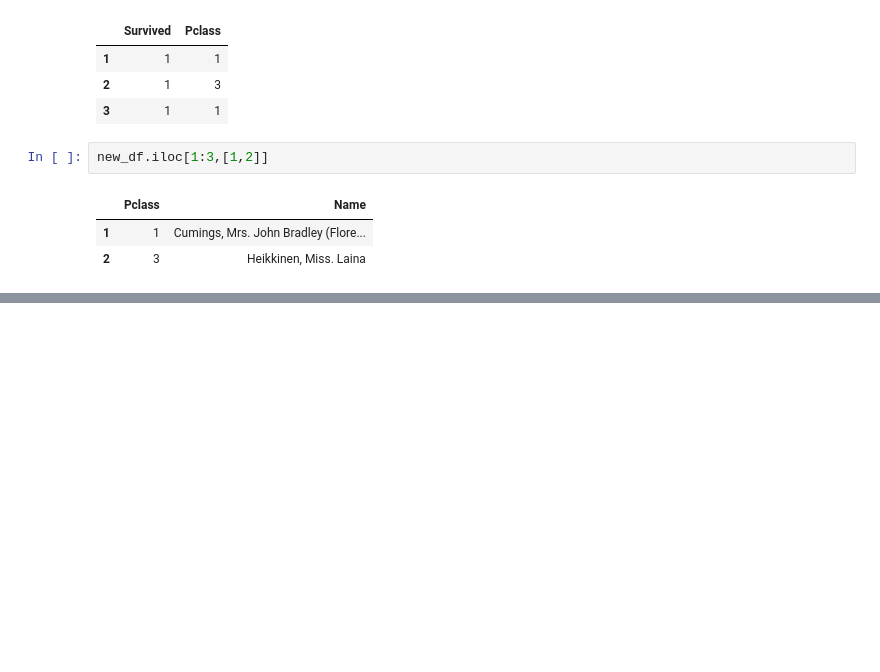
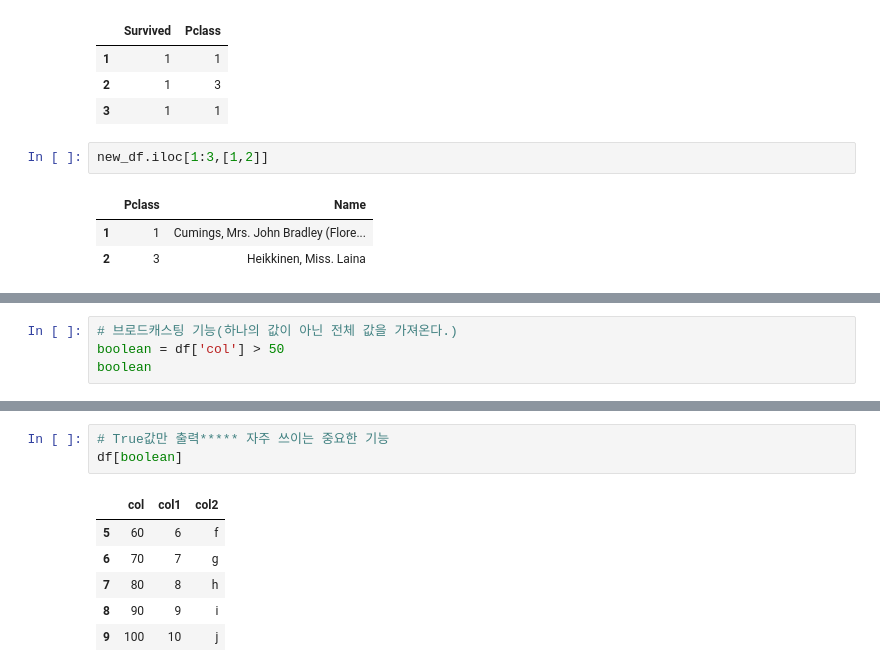
Before and after one commit to welcomeglory/Python, a Jupyter notebook: 07_24.ipynb, the cells around one changed output, grey strips where cells are left out. Saved outputs shown, nothing was run; the diff lists cells and outputs as text; blank space fills up the shorter version.

```diff
--- a/07_24.ipynb
+++ b/07_24.ipynb
@@ -56,0 +82,4 @@ new_df.iloc[1:3,[1,2]]
+# %%
+# 브로드캐스팅 기능(하나의 값이 아닌 전체 값을 가져온다.)
+boolean = df['col'] > 50
+boolean
@@ -56,0 +98,10 @@ new_df.iloc[1:3,[1,2]]
+# %%
+# True값만 출력***** 자주 쓰이는 중요한 기능
+df[boolean]
+# %% [output]
+|  | col | col1 | col2 |
+| 5 | 60 | 6 | f |
+| 6 | 70 | 7 | g |
+| 7 | 80 | 8 | h |
+| 8 | 90 | 9 | i |
+| 9 | 100 | 10 | j |
```
Also changed, not shown: parts of 8 cells of this notebook.
